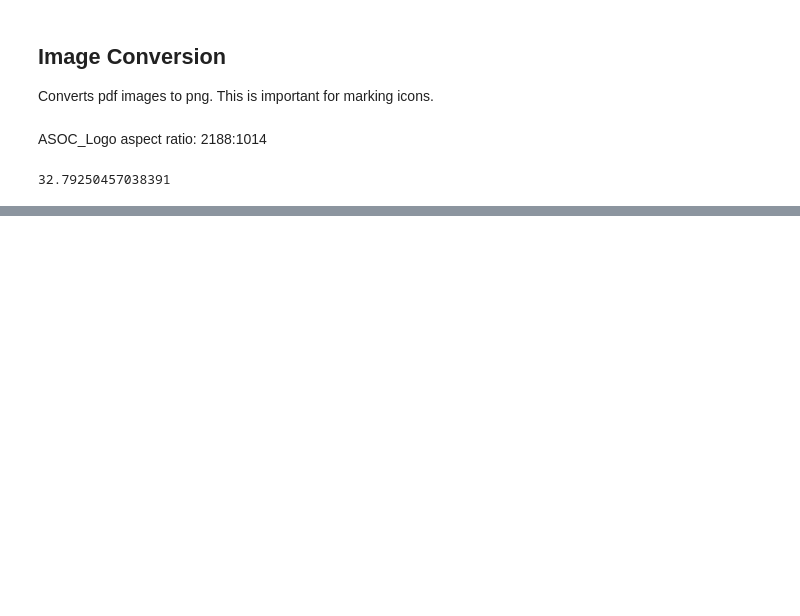
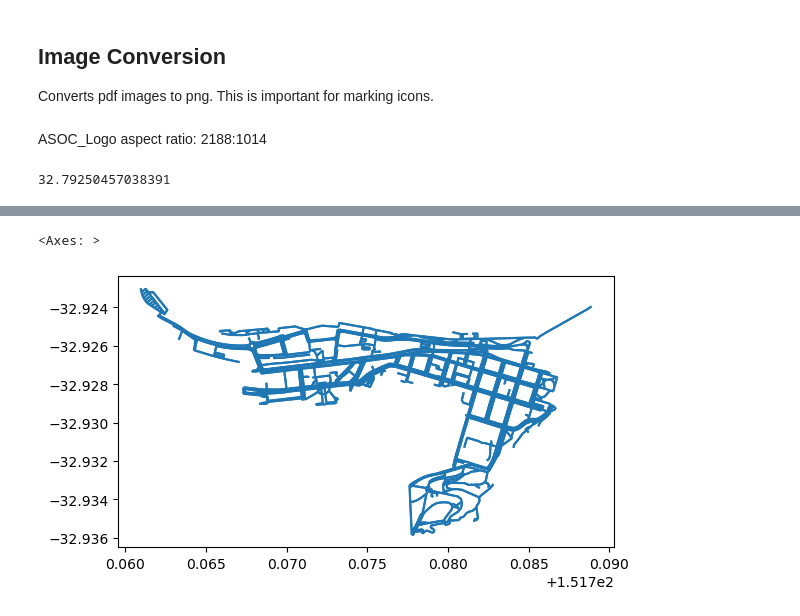
Before and after one commit to NUAC-AV/ASOC-UON, a Jupyter notebook: ASOC_Walks.ipynb, the cells around one changed output, grey strips where cells are left out. Saved outputs shown, nothing was run; the diff lists cells and outputs as text; code cells hidden in the pictures; blank space fills up the shorter version.

```diff
--- a/ASOC_Walks.ipynb
+++ b/ASOC_Walks.ipynb
@@ -411,0 +528,5 @@ ratio = 2188/1025
+# %%
+edges.plot()
+# %% [output]
+<Axes: >
+[figure, added]
```
Also changed, not shown: parts of 11 cells of this notebook, 29 other files.
